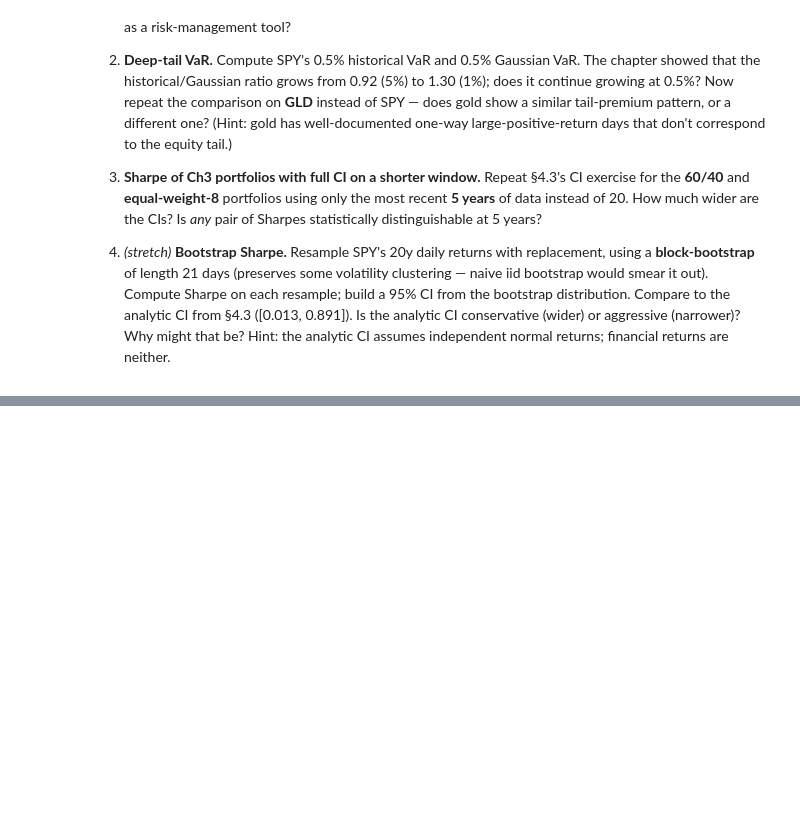
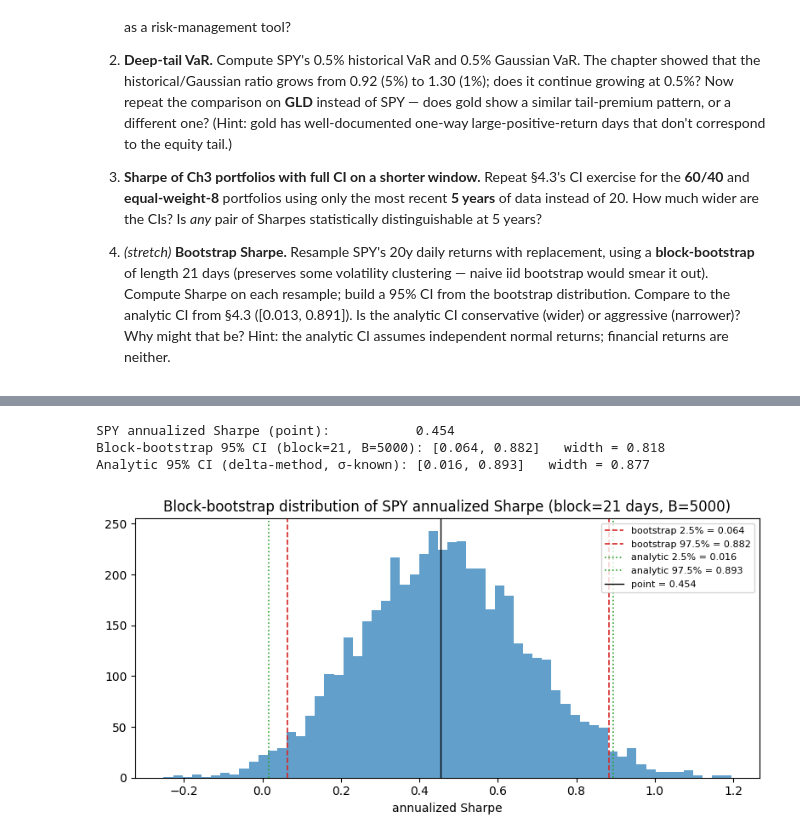
Before and after one commit to MichaelHelmers/quantitative-analysis, a Jupyter notebook: 05-risk-metrics/lesson_merged.ipynb, the cells around one changed output, grey strips where cells are left out. Saved outputs shown, nothing was run; the diff lists cells and outputs as text; code cells hidden in the pictures; blank space fills up the shorter version.

```diff
--- a/05-risk-metrics/lesson_merged.ipynb
+++ b/05-risk-metrics/lesson_merged.ipynb
@@ -681,0 +885,49 @@ The connecting thread: every one of these metrics carries hidden information bey
+# %%
+# Exercise 4 (stretch): Bootstrap Sharpe.
+# Resample SPY's 20y daily returns with replacement, using a block-bootstrap of
+# length 21 days (preserves some volatility clustering — naive iid bootstrap would
+# smear it out). Compute Sharpe on each resample; build a 95% CI from the bootstrap
+# distribution. Compare to the analytic CI from §4.5 ([0.009, 0.887]). Is the
+# analytic CI conservative (wider) or aggressive (narrower)? Why might that be?
+# Hint: the analytic CI assumes independent normal returns; financial returns are neither.
+
+rng = np.random.default_rng(seed=42)
+spy_excess = excess["SPY"].values
+n = len(spy_excess)
+block = 21
+n_blocks = int(np.ceil(n / block))
+n_boot = 5000
+max_start = n - block + 1
+
+boot_sharpes = np.empty(n_boot)
+for b in range(n_boot):
+    starts = rng.integers(0, max_start, size=n_blocks)
+    sample = np.concatenate([spy_excess[s:s + block] for s in starts])[:n]
+    boot_sharpes[b] = (sample.mean() / sample.std()) * np.sqrt(252)
+
+lo, hi = np.quantile(boot_sharpes, [0.025, 0.975])
+analytic = sharpe_ci_simple(excess["SPY"])
+
+print(f"SPY annualized Sharpe (point):           {analytic['point']:.3f}")
+print(f"Block-bootstrap 95% CI (block={block}, B={n_boot}): "
+      f"[{lo:.3f}, {hi:.3f}]   width = {hi - lo:.3f}")
+print(f"Analytic 95% CI (delta-method, σ-known): "
+      f"[{analytic['lower']:.3f}, {analytic['upper']:.3f}]   width = {analytic['upper'] - analytic['lower']:.3f}")
+
+fig, ax = plt.subplots(figsize=(8, 4))
+ax.hist(boot_sharpes, bins=60, color="C0", alpha=0.7)
+ax.axvline(lo, color="C3", ls="--", lw=1.2, label=f"bootstrap 2.5% = {lo:.3f}")
+ax.axvline(hi, color="C3", ls="--", lw=1.2, label=f"bootstrap 97.5% = {hi:.3f}")
+ax.axvline(analytic["lower"], color="C2", ls=":", lw=1.2, label=f"analytic 2.5% = {analytic['lower']:.3f}")
+ax.axvline(analytic["upper"], color="C2", ls=":", lw=1.2, label=f"analytic 97.5% = {analytic['upper']:.3f}")
+ax.axvline(analytic["point"], color="black", lw=1.0, label=f"point = {analytic['point']:.3f}")
+ax.set_title(f"Block-bootstrap distribution of SPY annualized Sharpe (block={block} days, B={n_boot})")
+ax.set_xlabel("annualized Sharpe")
+ax.legend(loc="upper right", fontsize=8)
+plt.tight_layout()
+plt.show()
+# %% [output]
+SPY annualized Sharpe (point):           0.454
+Block-bootstrap 95% CI (block=21, B=5000): [0.064, 0.882]   width = 0.818
+Analytic 95% CI (delta-method, σ-known): [0.016, 0.893]   width = 0.877
+[figure, added]
```
Also changed, not shown: parts of 17 cells of this notebook, 1 other file.
